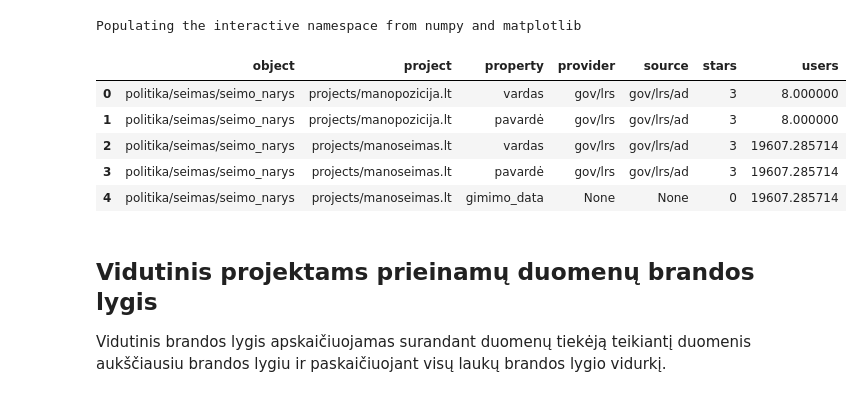
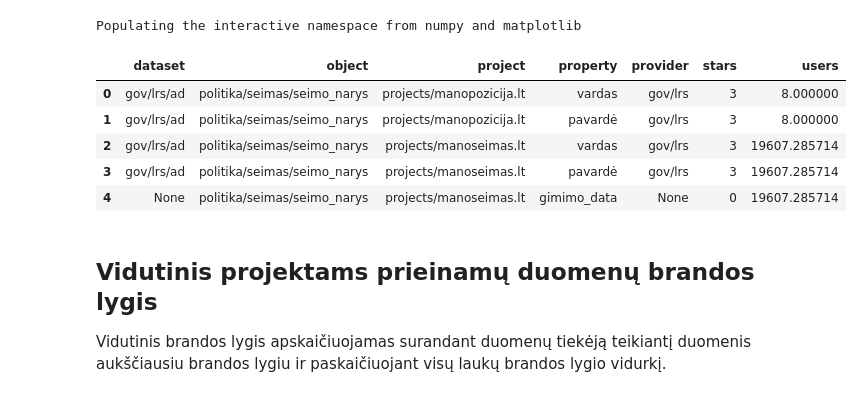
Before and after one commit to atviriduomenys/manifest, a Jupyter notebook: notebooks/metrics.ipynb, the cells around one changed output. Drawn from its saved outputs; the diff is of its cells as text; code cells hidden in the pictures.

Commit message:
Updated notebook after source to dataset rename

```diff
--- a/notebooks/metrics.ipynb
+++ b/notebooks/metrics.ipynb
@@ -12,10 +12,10 @@ rc('font', family='sans-serif', size=16)
 rc('axes', grid=True)
 rc('figure', figsize=(16, 8))
 # %%
-def find_sources(manifest, obj_name, prop_name):
-    for source in manifest.objects['source'].values():
-        if obj_name in source['objects'] and prop_name in source['objects'][obj_name]['properties']:
-            yield source, source['objects'][obj_name]['properties'][prop_name]
+def find_datasets(manifest, obj_name, prop_name):
+    for dataset in manifest.objects['dataset'].values():
+        if obj_name in dataset['objects'] and prop_name in dataset['objects'][obj_name]['properties']:
+            yield dataset, dataset['objects'][obj_name]['properties'][prop_name]
 
 def load_manifest_and_check_errors():
     here = Path('..').resolve()
@@ -27,43 +27,43 @@ def load_manifest_and_check_errors():
 # %%
 manifest = load_manifest_and_check_errors()
 
 def table():
     for project in manifest.objects['project'].values():
         users = [x['users'] for x in project.get('impact', [])]
         users = mean(users) if users else None
         for obj_name, obj in project['objects'].items():
             for prop_name, prop in obj['properties'].items():
-                sources = list(find_sources(manifest, obj_name, prop_name))
-                sources = sorted(sources, key=lambda x: x[1]['stars'])
-                if sources:
-                    source, source_prop = sources[-1]
-                    source = {
-                        'id': source['id'],
-                        'stars': source_prop['stars'],
-                        'provider': source['provider'],
+                datasets = list(find_datasets(manifest, obj_name, prop_name))
+                datasets = sorted(datasets, key=lambda x: x[1]['stars'])
+                if datasets:
+                    dataset, dataset_prop = datasets[-1]
+                    dataset = {
+                        'id': dataset['id'],
+                        'stars': dataset_prop['stars'],
+                        'provider': dataset['provider'],
                     }
                 else:
-                    source = {'id': None, 'stars': 0, 'provider': None}
+                    dataset = {'id': None, 'stars': 0, 'provider': None}
 
                 yield {
                     'project': project['id'],
                     'object': obj_name,
                     'property': prop_name,
-                    'source': source['id'],
-                    'provider': source['provider'],
-                    'stars': source['stars'],
+                    'dataset': dataset['id'],
+                    'provider': dataset['provider'],
+                    'stars': dataset['stars'],
                     'users': users,
                 }
 
 frame = pd.DataFrame(list(table()))
 frame.head()
 # %% [output]
-|  | object | project | property | provider | source | stars | users |
-| 0 | politika/seimas/seimo_narys | projects/manopozicija.lt | vardas | gov/lrs | gov/lrs/ad | 3 | 8.000000 |
-| 1 | politika/seimas/seimo_narys | projects/manopozicija.lt | pavardė | gov/lrs | gov/lrs/ad | 3 | 8.000000 |
-| 2 | politika/seimas/seimo_narys | projects/manoseimas.lt | vardas | gov/lrs | gov/lrs/ad | 3 | 19607.285714 |
-| 3 | politika/seimas/seimo_narys | projects/manoseimas.lt | pavardė | gov/lrs | gov/lrs/ad | 3 | 19607.285714 |
-| 4 | politika/seimas/seimo_narys | projects/manoseimas.lt | gimimo_data | None | None | 0 | 19607.285714 |
+|  | dataset | object | project | property | provider | stars | users |
+| 0 | gov/lrs/ad | politika/seimas/seimo_narys | projects/manopozicija.lt | vardas | gov/lrs | 3 | 8.000000 |
+| 1 | gov/lrs/ad | politika/seimas/seimo_narys | projects/manopozicija.lt | pavardė | gov/lrs | 3 | 8.000000 |
+| 2 | gov/lrs/ad | politika/seimas/seimo_narys | projects/manoseimas.lt | vardas | gov/lrs | 3 | 19607.285714 |
+| 3 | gov/lrs/ad | politika/seimas/seimo_narys | projects/manoseimas.lt | pavardė | gov/lrs | 3 | 19607.285714 |
+| 4 | None | politika/seimas/seimo_narys | projects/manoseimas.lt | gimimo_data | None | 0 | 19607.285714 |
 # %% [markdown]
 ## Vidutinis projektams prieinamų duomenų brandos lygis
 
```
Also changed, not shown: parts of 2 cells of this notebook.
